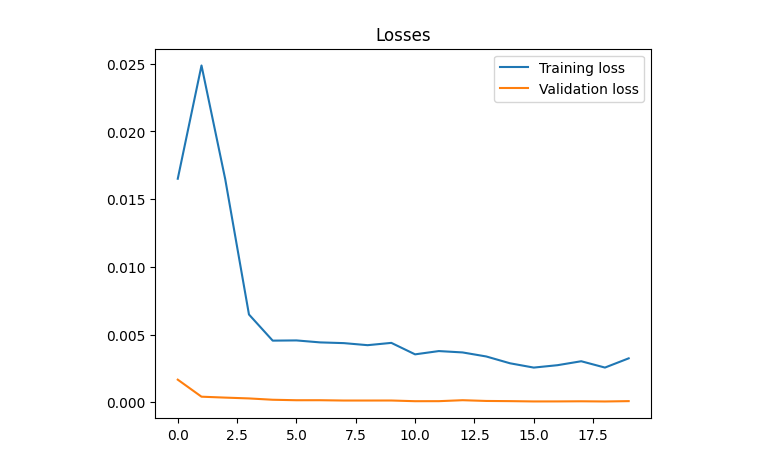
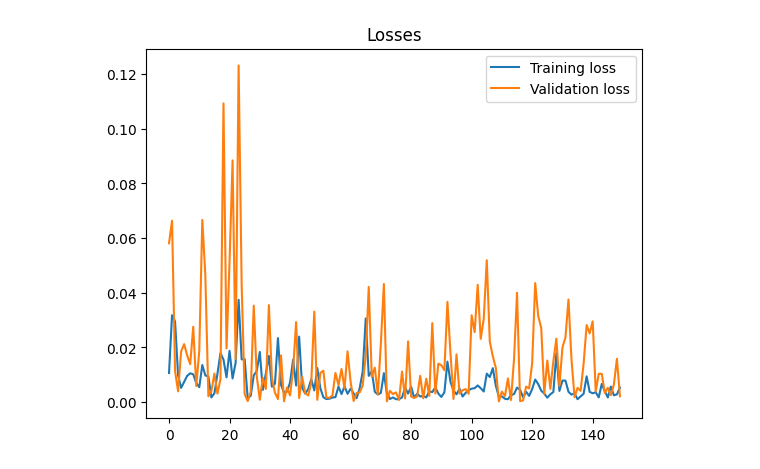
Before and after one commit to gregory-237/ApplicationProgrammingLab5_PyTorch, a Jupyter notebook: main.ipynb, the cells around one changed output. Cells and saved outputs as stored; diff of their text form; code cells hidden in the pictures.

```diff
--- a/main.ipynb
+++ b/main.ipynb
@@ -13,0 +56,4 @@ df.index = pd.to_datetime(df.index)
+# %%
+df = df.set_index(['Date'])
+df = df.rename(columns={'Exchange':'Value'})
+df
@@ -97,7 +197,7 @@ test_loader = DataLoader(test, batch_size=batch_size, shuffle=False, drop_last=T
 test_loader_one = DataLoader(test, batch_size=1, shuffle=False, drop_last=True)
 # %%
-class RNNModel(nn.Module):
-    def __init__(self, input_dim, hidden_dim, layer_dim, output_dim, dropout_prob):
+class SimpleModel(nn.Module):
+  def __init__(self, input_dim, hidden_dim, layer_dim, output_dim, dropout_prob):
         """The __init__ method that initiates an RNN instance.
 
         Args:
@@ -108,20 +208,18 @@ class RNNModel(nn.Module):
             dropout_prob (float): The probability of nodes being dropped out
 
         """
-        super(RNNModel, self).__init__()
+        super(SimpleModel, self).__init__()
 
         # Defining the number of layers and the nodes in each layer
         self.hidden_dim = hidden_dim
         self.layer_dim = layer_dim
 
         # RNN layers
-        self.rnn = nn.RNN(
-            input_dim, hidden_dim, layer_dim, batch_first=True, dropout=dropout_prob
-        )
+        self.rnn = nn.RNN(input_dim, hidden_dim, layer_dim, batch_first=True, dropout=dropout_prob)
         # Fully connected layer
         self.fc = nn.Linear(hidden_dim, output_dim)
 
-    def forward(self, x):
+  def forward(self, x):
         """The forward method takes input tensor x and does forward propagation
 
         Args:
@@ -132,7 +230,7 @@ class RNNModel(nn.Module):
 
         """
         # Initializing hidden state for first input with zeros
-        h0 = torch.zeros(self.layer_dim, x.size(0), self.hidden_dim).requires_grad_()
+        h0 = torch.zeros(self.layer_dim, x.size(0), self.hidden_dim, device=x.device).requires_grad_()
 
         # Forward propagation by passing in the input and hidden state into the model
         out, h0 = self.rnn(x, h0.detach())
@@ -161,7 +259,6 @@ class Optimization:
         val_losses (list[float]): The loss values from the validation
         last_epoch (int): The number of epochs that the models is trained
     """
-
     def __init__(self, model, loss_fn, optimizer):
         """
         Args:
@@ -226,7 +323,7 @@ class Optimization:
             n_features (int): Number of feature columns
 
         """
-        model_path = f'{self.model}_{datetime.now().strftime("%Y-%m-%d %H:%M:%S")}'
+        model_path = f'{self.model}_Exchanges'
 
         for epoch in range(1, n_epochs + 1):
             batch_losses = []
@@ -250,12 +347,12 @@ class Optimization:
                 validation_loss = np.mean(batch_val_losses)
                 self.val_losses.append(validation_loss)
 
-            if (epoch <= 10) | (epoch % 50 == 0):
+            if (epoch <= 20) | (epoch % 50 == 0):
                 print(
                     f"[{epoch}/{n_epochs}] Training loss: {training_loss:.4f}\t Validation loss: {validation_loss:.4f}"
                 )
 
-        # torch.save(self.model.state_dict(), model_path)
+        torch.save(model.state_dict(), os.path.join("/content", "weight.pt"))
 
     def evaluate(self, test_loader, batch_size=1, n_features=1):
         """The method evaluate performs the model evaluation
@@ -287,8 +384,8 @@ class Optimization:
                 y_test = y_test.to(device)
                 self.model.eval()
                 yhat = self.model(x_test)
-                predictions.append(yhat.to(device).detach().numpy())
-                values.append(y_test.to(device).detach().numpy())
+                predictions.append(yhat.to('cpu').detach().numpy())
+                values.append(y_test.to('cpu').detach().numpy())
 
         return predictions, values
 
@@ -302,16 +399,14 @@ class Optimization:
         plt.show()
         plt.close()
 # %%
-import torch.optim as optim
-
-input_dim = len(X_train.columns)
+input_dim = len(x_train.columns)
 output_dim = 1
-hidden_dim = 64
-layer_dim = 3
-batch_size = 64
+hidden_dim = 32
+layer_dim = 2
+batch_size = 128
 dropout = 0.2
-n_epochs = 20
-learning_rate = 1e-3
+n_epochs = 150
+learning_rate = 10e-3
 weight_decay = 1e-6
 
 model_params = {'input_dim': input_dim,
@@ -320,7 +415,7 @@ model_params = {'input_dim': input_dim,
                 'output_dim' : output_dim,
                 'dropout_prob' : dropout}
 
-model = RNNModel(**model_params)
+model = SimpleModel(**model_params)
 
 loss_fn = nn.MSELoss(reduction="mean")
 optimizer = optim.Adam(model.parameters(), lr=learning_rate, weight_decay=weight_decay)
@@ -349,3 +451,3 @@ predictions, values = opt.evaluate(
-[figure, old version]
+[figure, new version]
 # %%
 def inverse_transform(scaler, df, columns):
```
Also changed, not shown: parts of 23 cells of this notebook.
